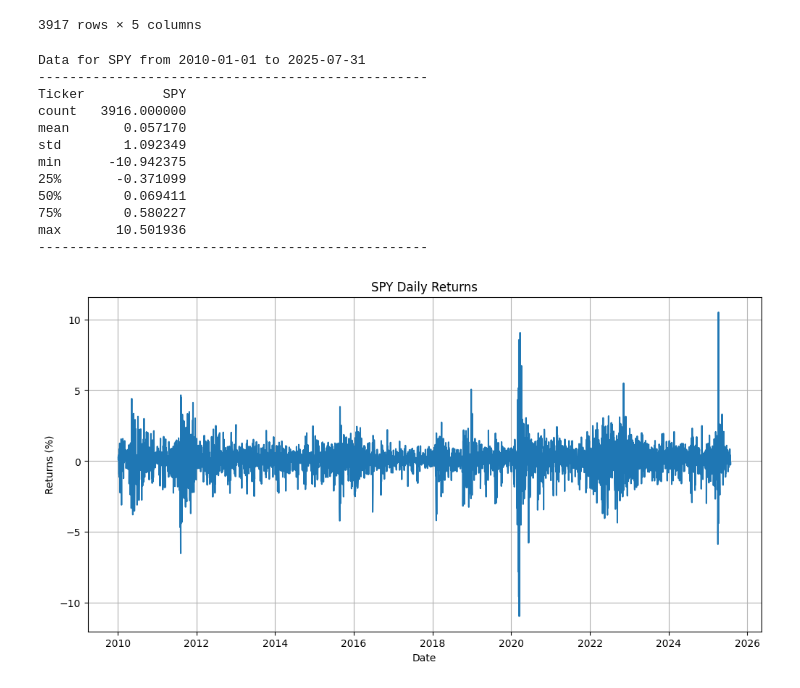
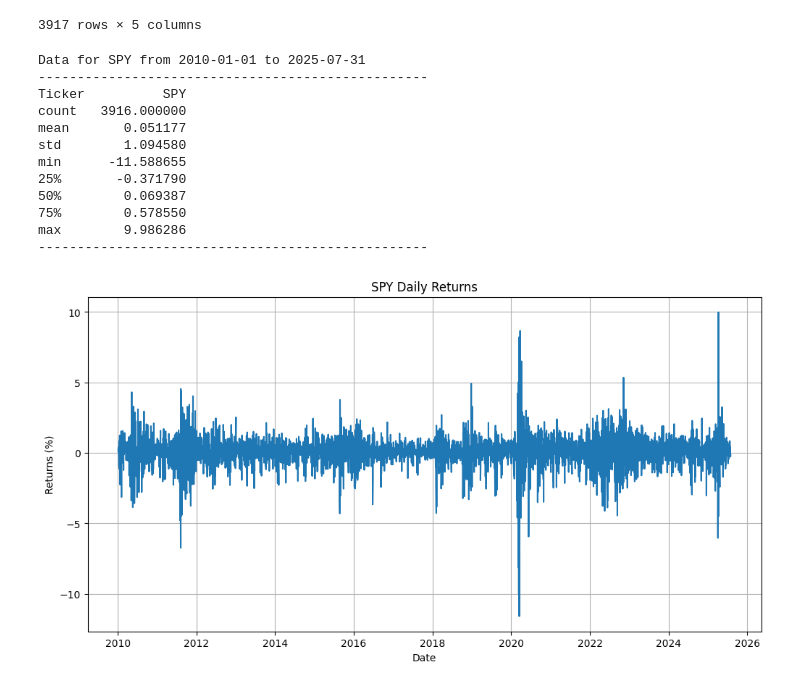
Before and after one commit to jhenningsen/GARCH, a Jupyter notebook: GARCH_SPY.ipynb, the cells around one changed output. Saved outputs shown, nothing was run; the diff lists cells and outputs as text; code cells hidden in the pictures.

```diff
--- a/GARCH_SPY.ipynb
+++ b/GARCH_SPY.ipynb
@@ -32,7 +30,8 @@ start_date = '2010-01-01'
 end_date = '2025-07-31'
 
 # Download historical data from Yahoo Finance
-data = yf.download(ticker, start=start_date, end=end_date)
+# We will explicitly use auto_adjust=True to get the adjusted closing prices.
+data = yf.download(ticker, start=start_date, end=end_date, auto_adjust=True)
 
 display(data)
 # %% [output]
@@ -55,36 +54,37 @@ display(data)
 # %%
 # Calculate logarithmic returns
 # GARCH models are typically applied to returns, not raw prices.
 # Log returns are often preferred as they are time-additive and more symmetric.
-returns = 100 * data['Close'].pct_change().dropna()
+# Calculate logarithmic returns
+returns = 100 * np.log(data['Close'] / data['Close'].shift(1)).dropna()
 
 # Print a summary of the data
 print(f"Data for {ticker} from {start_date} to {end_date}")
 print("-" * 50)
 print(returns.describe())
 print("-" * 50)
 
 # Optional: Plot the returns to visualize volatility clustering
 plt.figure(figsize=(12, 6))
 plt.plot(returns)
 plt.title(f'{ticker} Daily Returns')
 plt.ylabel('Returns (%)')
 plt.xlabel('Date')
 plt.grid(True)
 plt.show()
 
 # The 'returns' Series is now ready to be used in the next cell for GARCH modeling.
 # %% [output]
 Data for SPY from 2010-01-01 to 2025-07-31
 --------------------------------------------------
 Ticker          SPY
 count   3916.000000
-mean       0.057170
-std        1.092349
-min      -10.942375
-25%       -0.371099
-50%        0.069411
-75%        0.580227
-max       10.501936
+mean       0.051177
+std        1.094580
+min      -11.588655
+25%       -0.371790
+50%        0.069387
+75%        0.578550
+max        9.986286
 --------------------------------------------------
-[figure, old version]
+[figure, new version]
```
Also changed, not shown: parts of 2 cells of this notebook.
